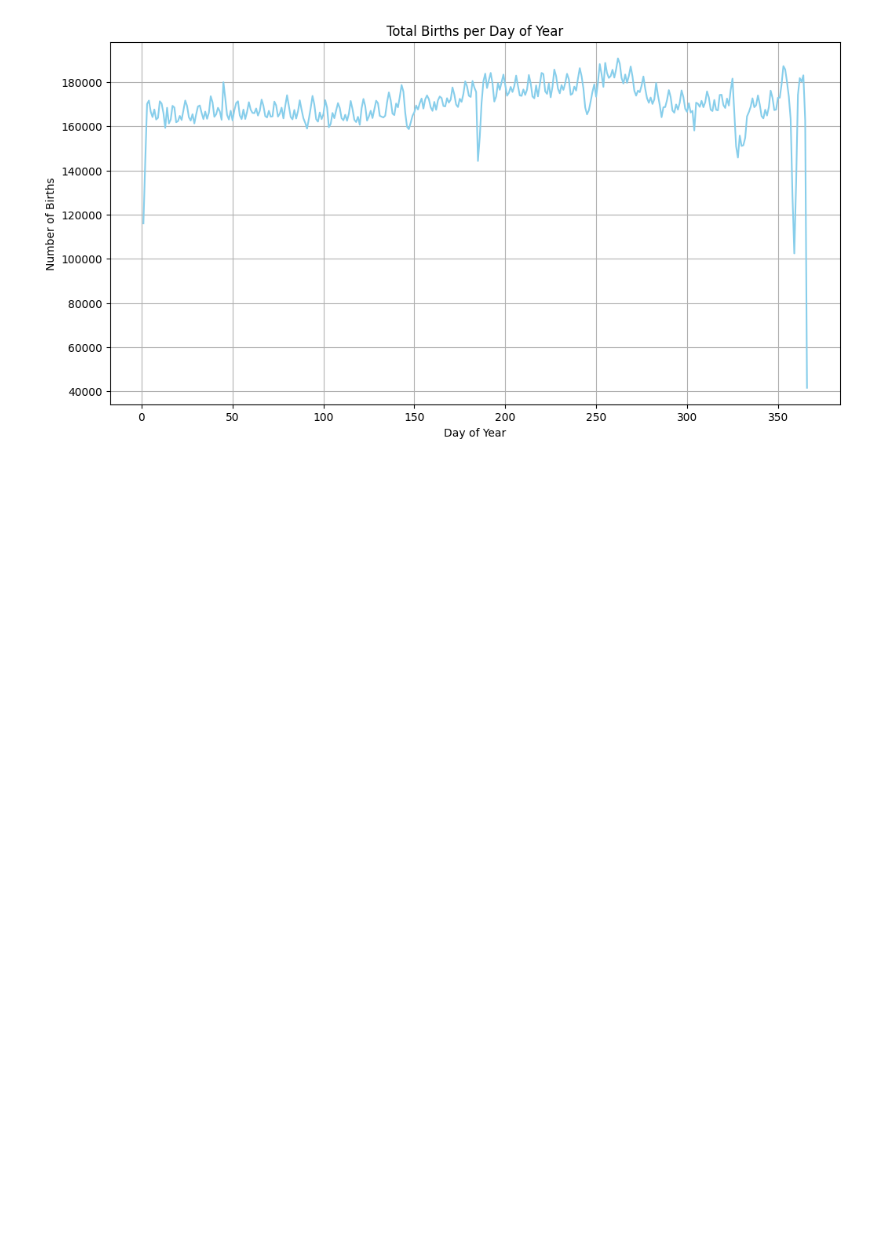
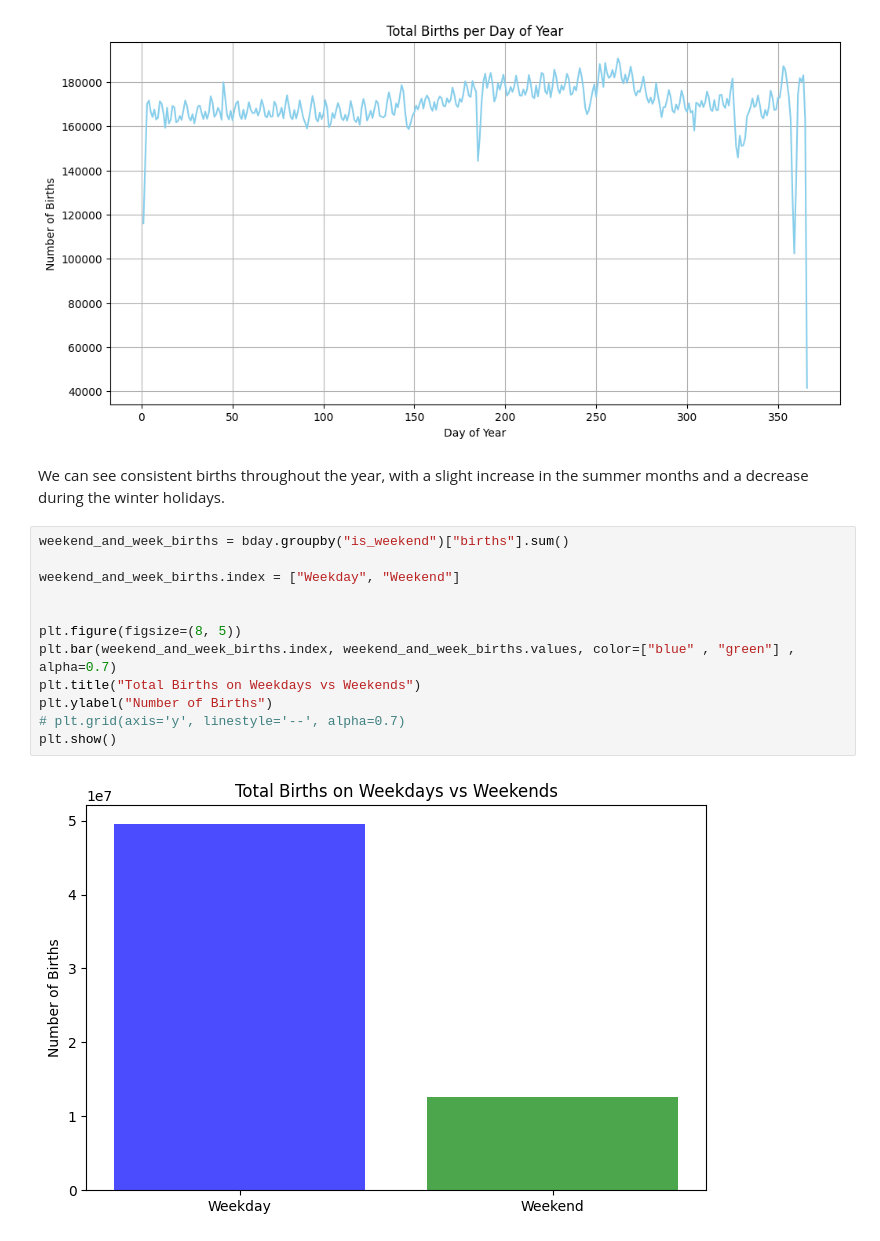
Before and after one commit to striversahil/DS_Practice, a Jupyter notebook: Data_analysis/EDA_uniform.ipynb, the cells around one changed output. Cells and saved outputs as stored; diff of their text form; blank space fills up the shorter version.

```diff
--- a/Data_analysis/EDA_uniform.ipynb
+++ b/Data_analysis/EDA_uniform.ipynb
@@ -91,3 +94,19 @@ plt.grid()
 plt.show()
 # %% [output]
 [figure]
+# %% [markdown]
+We can see consistent births throughout the year, with a slight increase in the summer months and a decrease during the winter holidays.
+# %%
+weekend_and_week_births = bday.groupby("is_weekend")["births"].sum()
+
+weekend_and_week_births.index = ["Weekday", "Weekend"]
+
+
+plt.figure(figsize=(8, 5))
+plt.bar(weekend_and_week_births.index, weekend_and_week_births.values, color=["blue" , "green"] , alpha=0.7)
+plt.title("Total Births on Weekdays vs Weekends")
+plt.ylabel("Number of Births")
+# plt.grid(axis='y', linestyle='--', alpha=0.7)
+plt.show()
+# %% [output]
+[figure, added]
```
Also changed, not shown: parts of 7 cells of this notebook, 3 other files.
